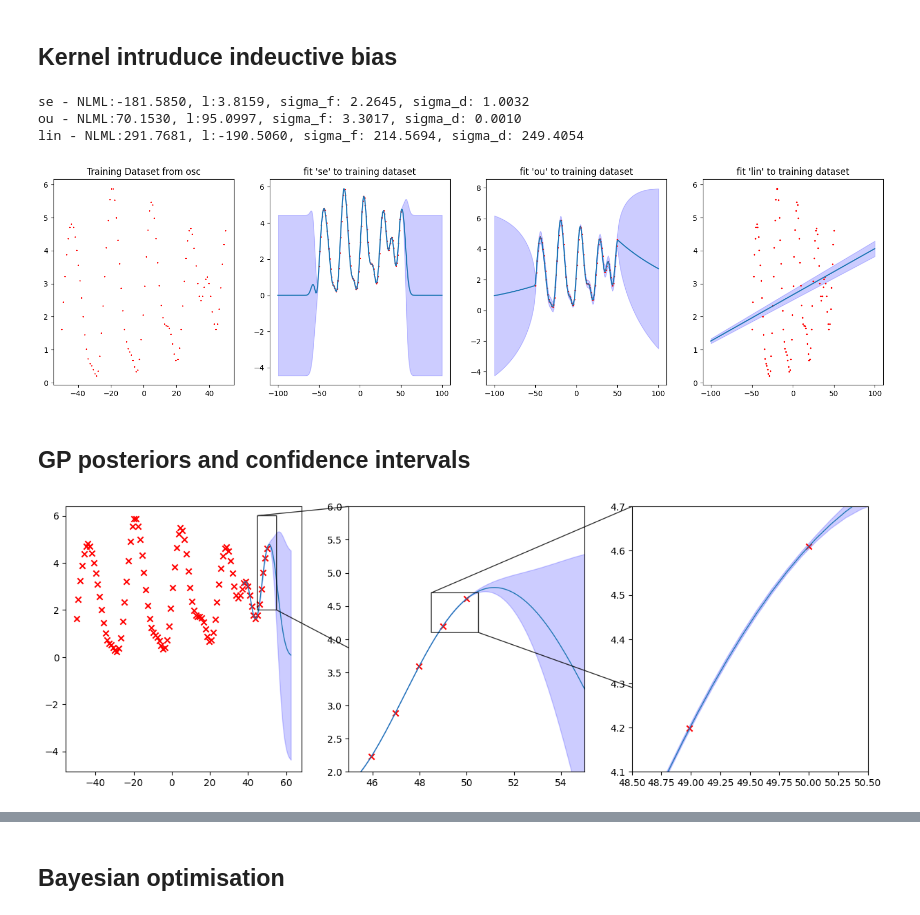
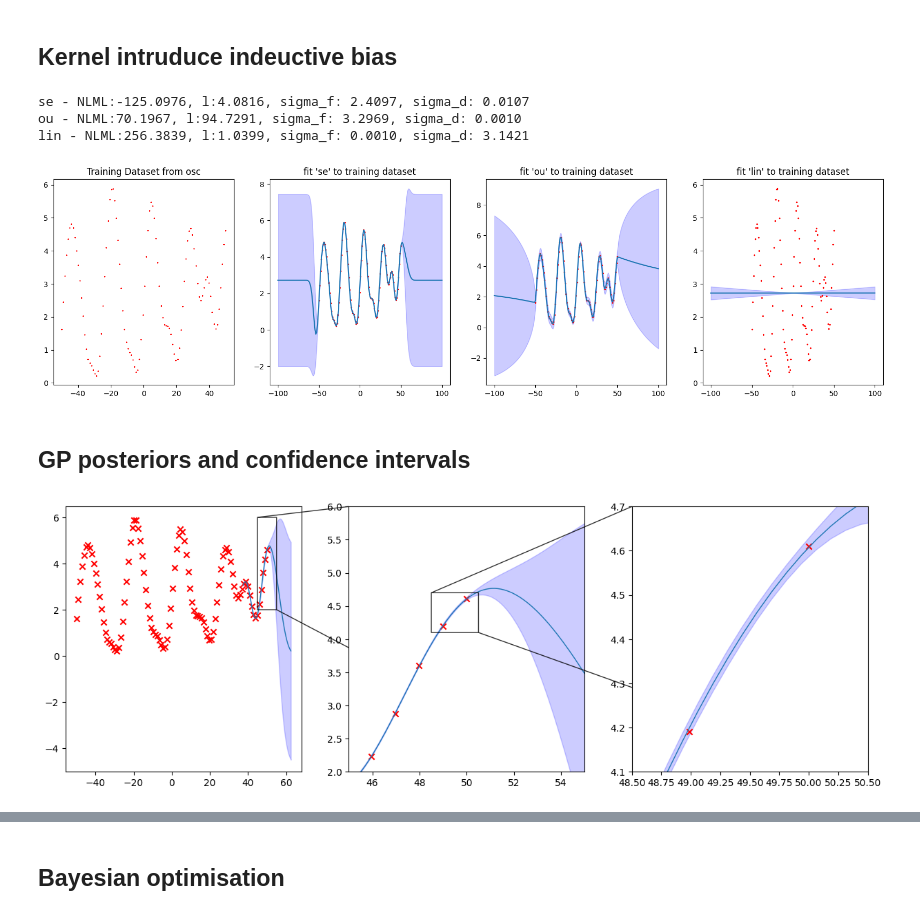
Before and after one commit to kurexi/ml-labs, a Jupyter notebook: GaussianProcess.ipynb, the cells around one changed output, grey strips where cells are left out. Saved outputs shown, nothing was run; the diff lists cells and outputs as text; code cells hidden in the pictures.

```diff
--- a/GaussianProcess.ipynb
+++ b/GaussianProcess.ipynb
@@ -38,13 +38,16 @@ plt.show()
 # %% [output]
 [figure]
 # %%
-def covariance_matrix(X, kernel_fun, sigma_d=1.0):
+def covariance_matrix(X, kernel_fun, sigma_d=0.01):
   cvx = np.zeros((len(X), len(X)))
   for i in range(len(X)):
     for j in range(len(X)):
       cvx[i, j] = kernel_fun(X[i], X[j])
 
-  return cvx + 1e-5 * np.eye(len(X)) * sigma_d**2
+  true_noise = sigma_d**2 * np.eye(len(X))
+  jitter = 1e-6 * np.eye(len(X))
+
+  return cvx + true_noise + jitter
 
 def k_se(x_m, x_n, sigma=2.0, l=50.0):
   return sigma**2 * np.exp(-(x_m - x_n)**2/2/l**2)
@@ -165,39 +169,41 @@ axis[0].set_title(f"Training Dataset from {sample_kernel_name}")
 
 X_test = np.linspace(-N, N, 2*N)
 
 i = 0
 for title, kernel_fun in {'se': k_se, 'ou': k_ou, 'lin': lambda x, y, sigma_f, l: k_lin(x, y, sigma_f, l)}.items():
   if title == 'lin':
     bounds = ((None, None), (1e-3, None), (1e-3, None)) # c is free, sigma_f and sigma_d > 0
   else:
     bounds = ((1e-3, None), (1e-3, None), (1e-3, None)) # all must be > 0
   result = opt.minimize(negative_lml, [1.0, 1.0, 1.0], args=(X, t_train, kernel_fun), bounds=bounds)
   l_op, sigma_f_op, sigma_d_op = result.x
   print(f"{title} - NLML:{result.fun:.4f}, l:{l_op:.4f}, sigma_f: {sigma_f_op:.4f}, sigma_d: {sigma_d_op:.4f}")
   learned_kernel = covariance_matrix(X, lambda x,y: kernel_fun(x, y, sigma_f_op, l_op), sigma_d=sigma_d_op)
   pure_kernel = covariance_matrix(X, lambda x,y: kernel_fun(x, y, sigma_f_op, l_op), sigma_d=0)
 
-  inv_K_times_t = np.linalg.solve(learned_kernel, t_train)
+  prior_mean = np.mean(t_train)
+
+  inv_K_times_t = np.linalg.solve(learned_kernel, t_train - prior_mean)
   K_star_x = cross_covariance_matrix(X_test, X, lambda x,y: kernel_fun(x, y, sigma_f_op, l_op))
-  mean_test = np.dot(K_star_x, inv_K_times_t)
+  mean_test = prior_mean + np.dot(K_star_x, inv_K_times_t)
 
   K_star_star = covariance_matrix(X_test, lambda x,y: kernel_fun(x, y, sigma_f_op, l_op), sigma_d=0)
   inv_K_times_K_x_star = np.linalg.solve(learned_kernel, K_star_x.T)
   covariance_test = K_star_star - np.dot(K_star_x, inv_K_times_K_x_star)
   std_test = np.sqrt(np.maximum(np.diag(covariance_test), 0))
 
   axis[i+1].fill_between(X_test, mean_test - 1.96*std_test, mean_test + 1.96*std_test, color='blue', alpha=0.2)
   axis[i+1].scatter(X, t_train, c='red', s=2, marker='x')
   axis[i+1].plot(X_test, mean_test)
   axis[i+1].set_title(f"fit '{title}' to training dataset")
   i+=1
 
 plt.show()
 # %% [output]
-se - NLML:-181.5850, l:3.8159, sigma_f: 2.2645, sigma_d: 1.0032
-ou - NLML:70.1530, l:95.0997, sigma_f: 3.3017, sigma_d: 0.0010
-lin - NLML:291.7681, l:-190.5060, sigma_f: 214.5694, sigma_d: 249.4054
+se - NLML:-125.0976, l:4.0816, sigma_f: 2.4097, sigma_d: 0.0107
+ou - NLML:70.1967, l:94.7291, sigma_f: 3.2969, sigma_d: 0.0010
+lin - NLML:256.3839, l:1.0399, sigma_f: 0.0010, sigma_d: 3.1421
-[figure, old version]
+[figure, new version]
 # %% [markdown]
 ## GP posteriors and confidence intervals
 # %%
@@ -235,7 +241,7 @@ axis[2].set_ylim(4.1, 4.7)
 axis[1].indicate_inset_zoom(axis[2], edgecolor="black", alpha=0.8)
 plt.show()
 # %% [output]
-[figure, old version]
+[figure, new version]
 # %%
 l_values = np.linspace(0.0001, 1.3*l_op, 20)
 nlmls = []
```
Also changed, not shown: parts of 6 cells of this notebook.
